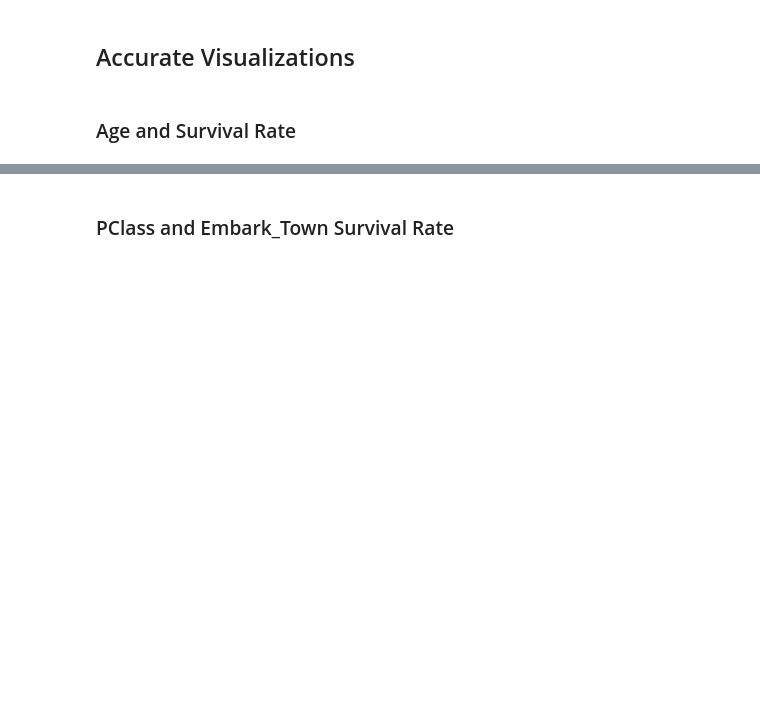
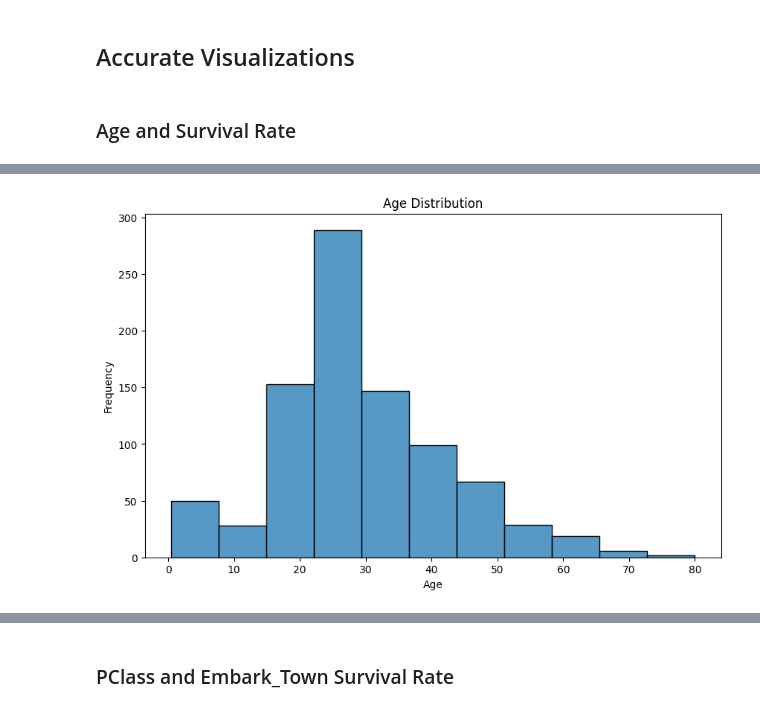
Before and after one commit to chance-roberts/DATA6550-Visualization, a Jupyter notebook: Code/Roberts/RobertsC_Visualization.ipynb, the cells around one changed output, grey strips where cells are left out. Drawn from its saved outputs; the diff is of its cells as text; code cells hidden in the pictures; blank space fills up the shorter version.

```diff
--- a/Code/Roberts/RobertsC_Visualization.ipynb
+++ b/Code/Roberts/RobertsC_Visualization.ipynb
@@ -136,3 +136,6 @@ embark_town     0.224467
 alive           0.000000
 alone           0.000000
 dtype: float64
+# %%
+#Drop rows where 'embarked' is missing
+titanic.dropna(subset=['embarked'], inplace=True)
@@ -142,0 +210,10 @@ dtype: float64
+# %%
+#Visualize the age distribution
+plt.figure(figsize=(10, 6))
+sns.histplot(titanic['age'], bins=int(sturges_bin))
+plt.title('Age Distribution')
+plt.xlabel('Age')
+plt.ylabel('Frequency')
+plt.show()
+# %% [output]
+[figure, added]
```
Also changed, not shown: parts of 10 cells of this notebook.
